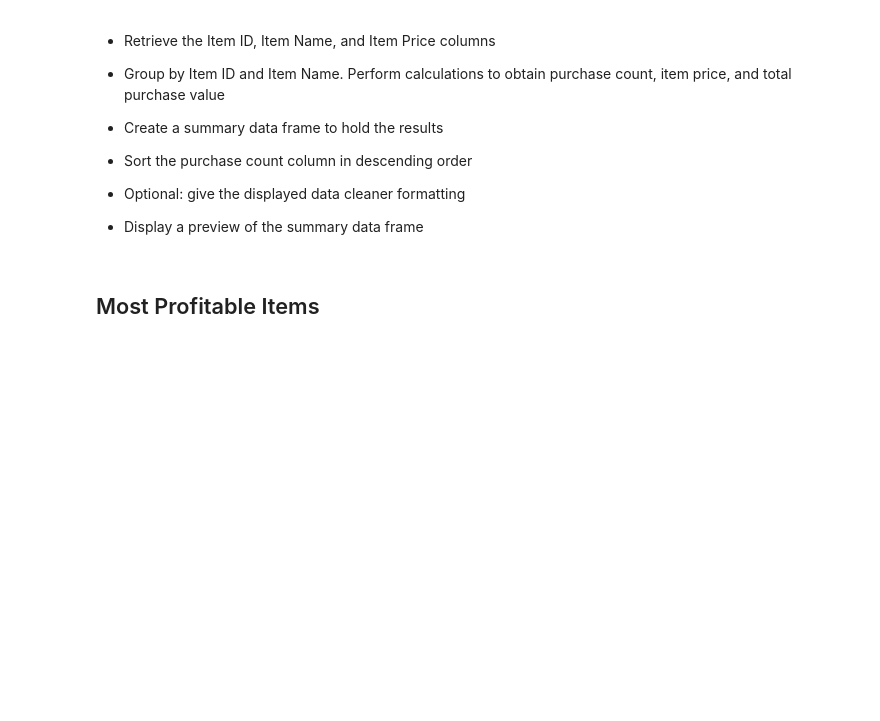
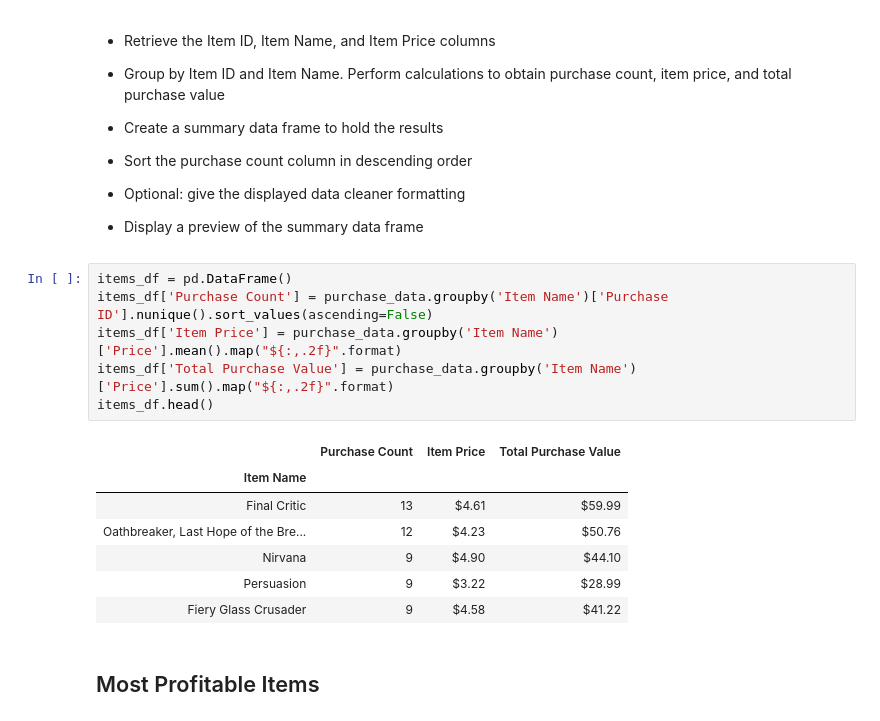
Before and after one commit to skonkiel/gaming-analytics, a Jupyter notebook: HeroesOfPymoli/HeroesOfPymoli_starter.ipynb, the cells around one changed output. Drawn from its saved outputs; the diff is of its cells as text; blank space fills up the shorter version.

Commit message:
popular and profitable items

```diff
--- a/HeroesOfPymoli/HeroesOfPymoli_starter.ipynb
+++ b/HeroesOfPymoli/HeroesOfPymoli_starter.ipynb
@@ -271,6 +291,20 @@ age_purchases
 
 
 * Display a preview of the summary data frame
+# %%
+items_df = pd.DataFrame()
+items_df['Purchase Count'] = purchase_data.groupby('Item Name')['Purchase ID'].nunique().sort_values(ascending=False)
+items_df['Item Price'] = purchase_data.groupby('Item Name')['Price'].mean().map("${:,.2f}".format)
+items_df['Total Purchase Value'] = purchase_data.groupby('Item Name')['Price'].sum().map("${:,.2f}".format)
+items_df.head()
+# %% [output]
+|  | Purchase Count | Item Price | Total Purchase Value |
+| Item Name |  |  |  |
+| Final Critic | 13 | $4.61 | $59.99 |
+| Oathbreaker, Last Hope of the Bre... | 12 | $4.23 | $50.76 |
+| Nirvana | 9 | $4.90 | $44.10 |
+| Persuasion | 9 | $3.22 | $28.99 |
+| Fiery Glass Crusader | 9 | $4.58 | $41.22 |
 # %% [markdown]
 ## Most Profitable Items
 # %% [markdown]
```
Also changed, not shown: parts of 3 cells of this notebook.
